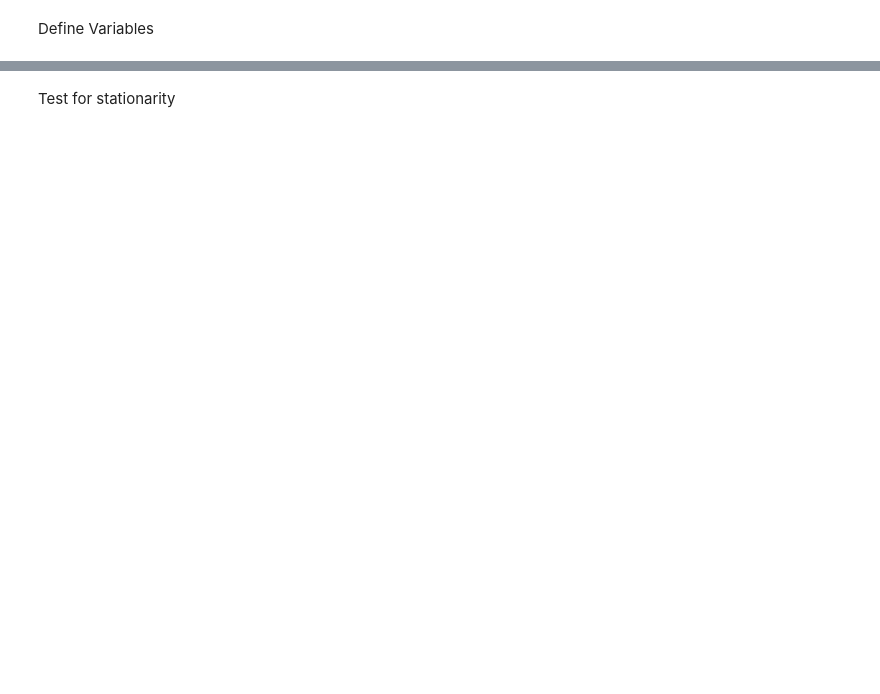
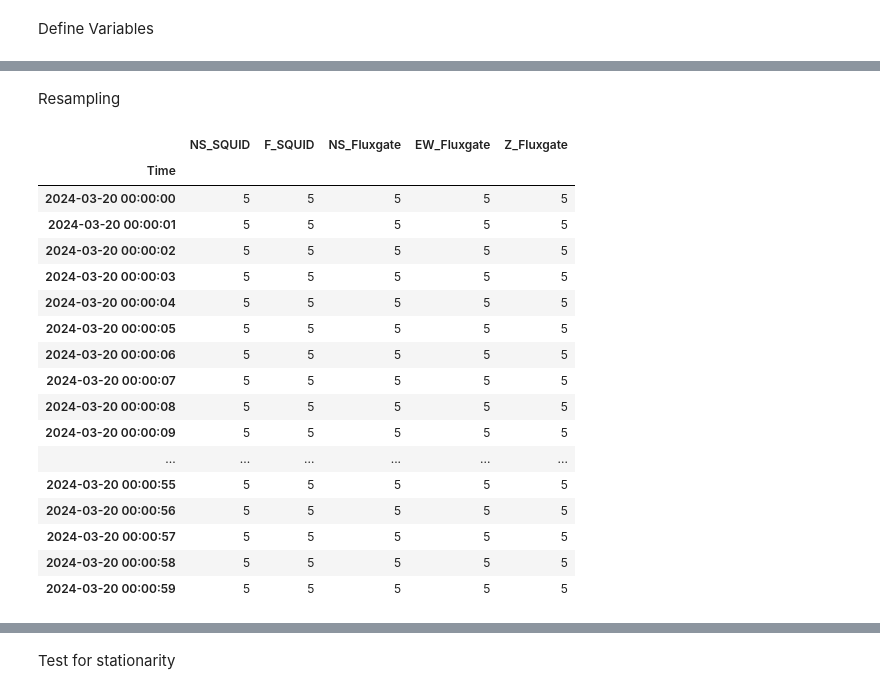
Before and after one commit to TPiphone/Bigdata_Event_Detection, a Jupyter notebook: bigdata_detection/modules/eda.ipynb, the cells around one changed output, grey strips where cells are left out. Drawn from its saved outputs; the diff is of its cells as text; code cells hidden in the pictures; blank space fills up the shorter version.

```diff
--- a/bigdata_detection/modules/eda.ipynb
+++ b/bigdata_detection/modules/eda.ipynb
@@ -55 +100,24 @@ Resampling? Something is wrong here
+# %% [markdown]
+Resampling
+# %%
+outliers_removed.resample('s').count()
+# %% [output]
+|  | NS_SQUID | F_SQUID | NS_Fluxgate | EW_Fluxgate | Z_Fluxgate |
+| Time |  |  |  |  |  |
+| 2024-03-20 00:00:00 | 5 | 5 | 5 | 5 | 5 |
+| 2024-03-20 00:00:01 | 5 | 5 | 5 | 5 | 5 |
+| 2024-03-20 00:00:02 | 5 | 5 | 5 | 5 | 5 |
+| 2024-03-20 00:00:03 | 5 | 5 | 5 | 5 | 5 |
+| 2024-03-20 00:00:04 | 5 | 5 | 5 | 5 | 5 |
+| 2024-03-20 00:00:05 | 5 | 5 | 5 | 5 | 5 |
+| 2024-03-20 00:00:06 | 5 | 5 | 5 | 5 | 5 |
+| 2024-03-20 00:00:07 | 5 | 5 | 5 | 5 | 5 |
+| 2024-03-20 00:00:08 | 5 | 5 | 5 | 5 | 5 |
+| 2024-03-20 00:00:09 | 5 | 5 | 5 | 5 | 5 |
+| ... | ... | ... | ... | ... | ... |
+| 2024-03-20 00:00:55 | 5 | 5 | 5 | 5 | 5 |
+| 2024-03-20 00:00:56 | 5 | 5 | 5 | 5 | 5 |
+| 2024-03-20 00:00:57 | 5 | 5 | 5 | 5 | 5 |
+| 2024-03-20 00:00:58 | 5 | 5 | 5 | 5 | 5 |
+| 2024-03-20 00:00:59 | 5 | 5 | 5 | 5 | 5 |
 # %%
```
Also changed, not shown: parts of 22 cells of this notebook, 2 other files.
